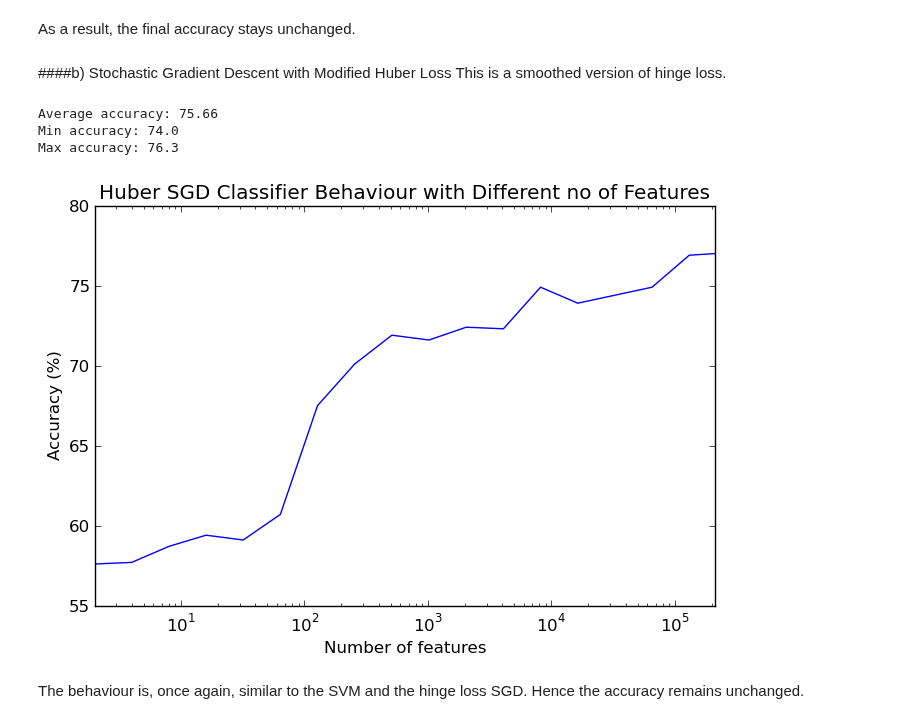
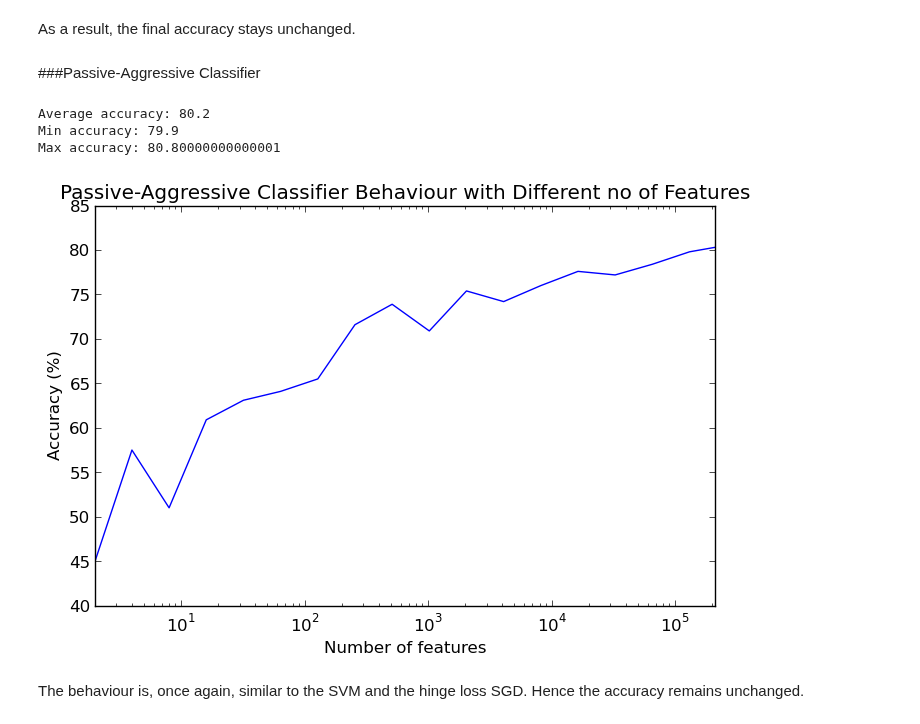
Before and after one commit to DJSagarAhire/Sentiment-Analysis-Comparative-Study, a Jupyter notebook: notebooks/03_Classification-Bigram-Presence.ipynb, the cells around one changed output. Saved outputs shown, nothing was run; the diff lists cells and outputs as text; code cells hidden in the pictures.

```diff
--- a/notebooks/03_Classification-Bigram-Presence.ipynb
+++ b/notebooks/03_Classification-Bigram-Presence.ipynb
@@ -392,7 +385,6 @@ compare_feature_performance(bigram_sgd_hinge, 'Hinge Loss SGD Classifier')
 The plot is jagged due to the probabilistic nature of SGD, but in general the trend is towards improvement as more features are added.
 # %% [markdown]
 As a result, the final accuracy stays unchanged.
-# %% [markdown]
-####b) Stochastic Gradient Descent with Modified Huber Loss
-This is a smoothed version of hinge loss.
+# %% [markdown]
+###Passive-Aggressive Classifier
 # %%
@@ -410,19 +402,19 @@ for i in range(5):
 print("Average accuracy: {0}".format(mean(accuracy_list)))
 print("Min accuracy: {0}".format(min(accuracy_list)))
 print("Max accuracy: {0}".format(max(accuracy_list)))
-bigram_sgd_huber_accuracy = mean(accuracy_list)
+bigram_pa_accuracy = mean(accuracy_list)
 # %% [output]
-Average accuracy: 75.66
-Min accuracy: 74.0
-Max accuracy: 76.3
+Average accuracy: 80.2
+Min accuracy: 79.9
+Max accuracy: 80.80000000000001
 # %%
-from sklearn.linear_model import SGDClassifier
+from sklearn.linear_model import PassiveAggressiveClassifier
 
-bigram_sgd_huber = SGDClassifier(loss='modified_huber', shuffle=True)
+bigram_pa = PassiveAggressiveClassifier(shuffle=True)
 
-compare_feature_performance(bigram_sgd_huber, 'Huber SGD Classifier')
+compare_feature_performance(bigram_pa, 'Passive-Aggressive Classifier')
 # %% [output]
-[figure, old version]
+[figure, new version]
 # %% [markdown]
 The behaviour is, once again, similar to the SVM and the hinge loss SGD. Hence the accuracy remains unchanged.
 # %% [markdown]
```
Also changed, not shown: parts of 3 cells of this notebook, 7 other files.
